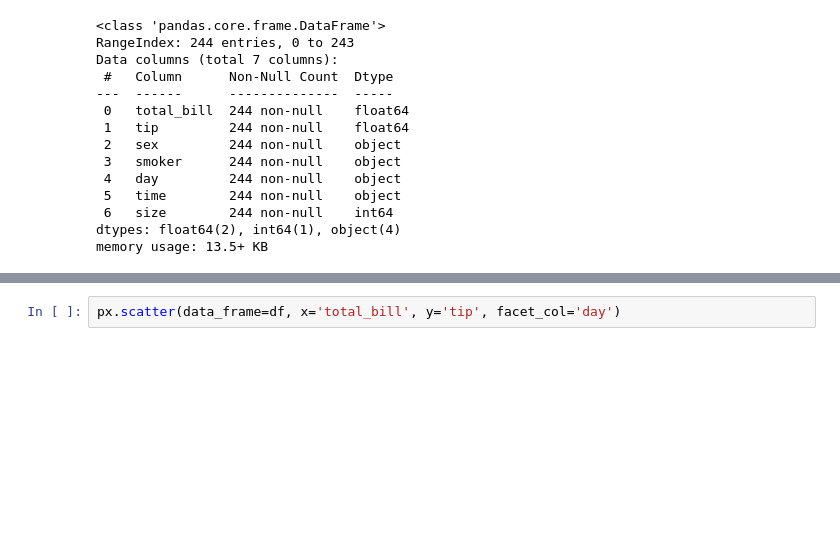
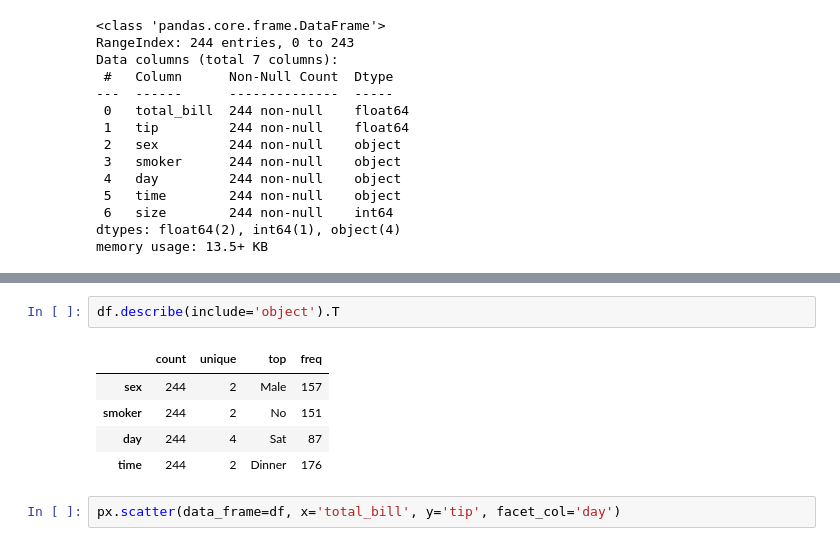
Before and after one commit to kurek0010/data-science-bootcamp, a Jupyter notebook: 03_wizualizacje_danych/05_plotly_express.ipynb, the cells around one changed output, grey strips where cells are left out. Cells and saved outputs as stored; diff of their text form; blank space fills up the shorter version.

```diff
--- a/03_wizualizacje_danych/05_plotly_express.ipynb
+++ b/03_wizualizacje_danych/05_plotly_express.ipynb
@@ -147,3 +168,11 @@ memory usage: 13.5+ KB
+# %%
+df.describe(include='object').T
+# %% [output]
+|  | count | unique | top | freq |
+| sex | 244 | 2 | Male | 157 |
+| smoker | 244 | 2 | No | 151 |
+| day | 244 | 4 | Sat | 87 |
+| time | 244 | 2 | Dinner | 176 |
 # %%
 px.scatter(data_frame=df, x='total_bill', y='tip', facet_col='day')
 # %% [output]
```
Also changed, not shown: parts of 8 cells of this notebook.
